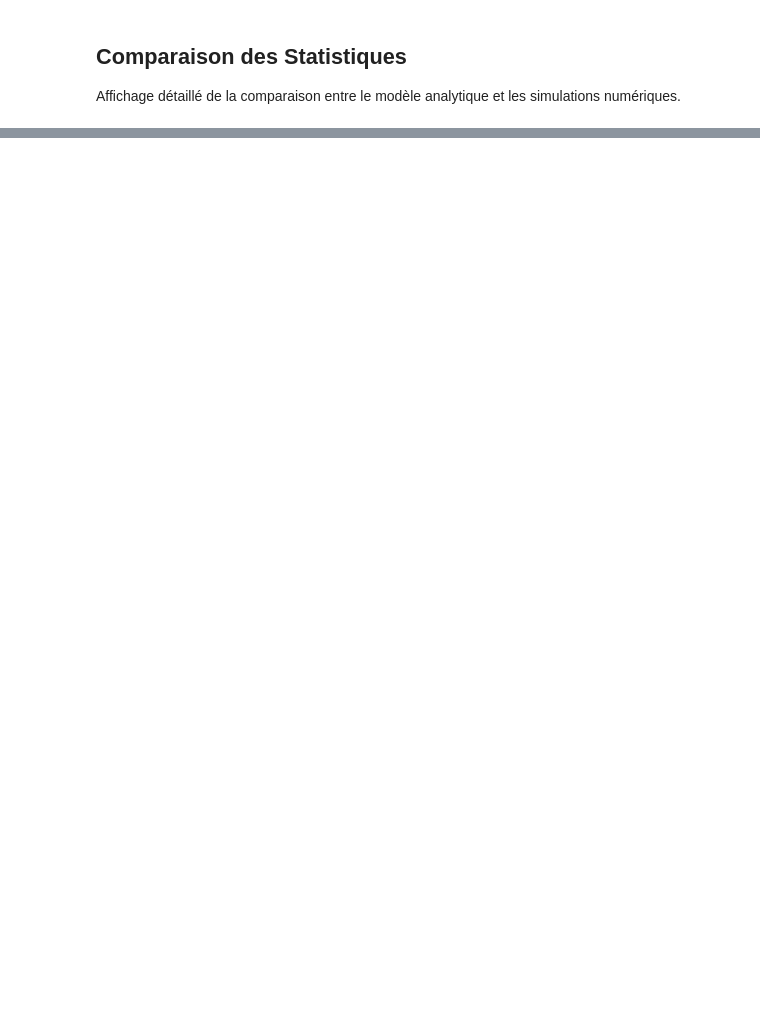
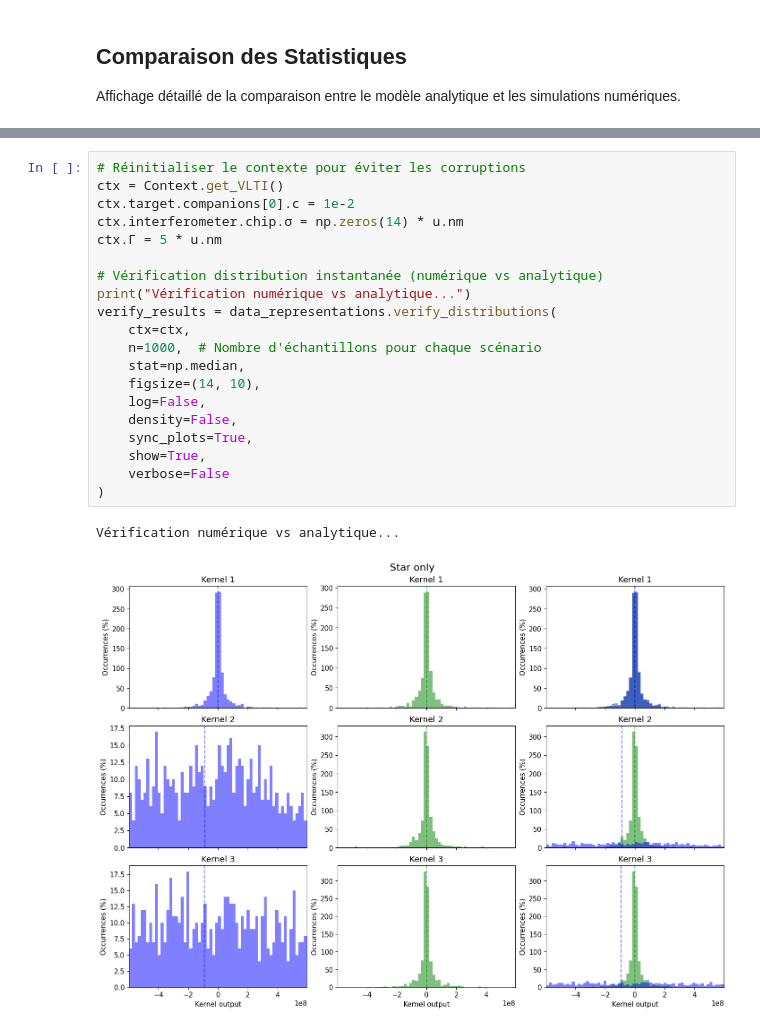
Before and after one commit to VForiel/Thesis, a Jupyter notebook: analysis/data_representations.ipynb, the cells around one changed output, grey strips where cells are left out. Saved outputs shown, nothing was run; the diff lists cells and outputs as text; blank space fills up the shorter version.

```diff
--- a/analysis/data_representations.ipynb
+++ b/analysis/data_representations.ipynb
@@ -132,0 +205,23 @@ print("\\n" + "="*60)
+# %%
+# Réinitialiser le contexte pour éviter les corruptions
+ctx = Context.get_VLTI()
+ctx.target.companions[0].c = 1e-2
+ctx.interferometer.chip.σ = np.zeros(14) * u.nm
+ctx.Γ = 5 * u.nm
+
+# Vérification distribution instantanée (numérique vs analytique)
+print("Vérification numérique vs analytique...")
+verify_results = data_representations.verify_distributions(
+    ctx=ctx,
+    n=1000,  # Nombre d'échantillons pour chaque scénario
+    stat=np.median,
+    figsize=(14, 10),
+    log=False,
+    density=False,
+    sync_plots=True,
+    show=True,
+    verbose=False
+)
+# %% [output]
+Vérification numérique vs analytique...
+[figure, added]
```
Also changed, not shown: parts of 9 cells of this notebook, 26 other files.
